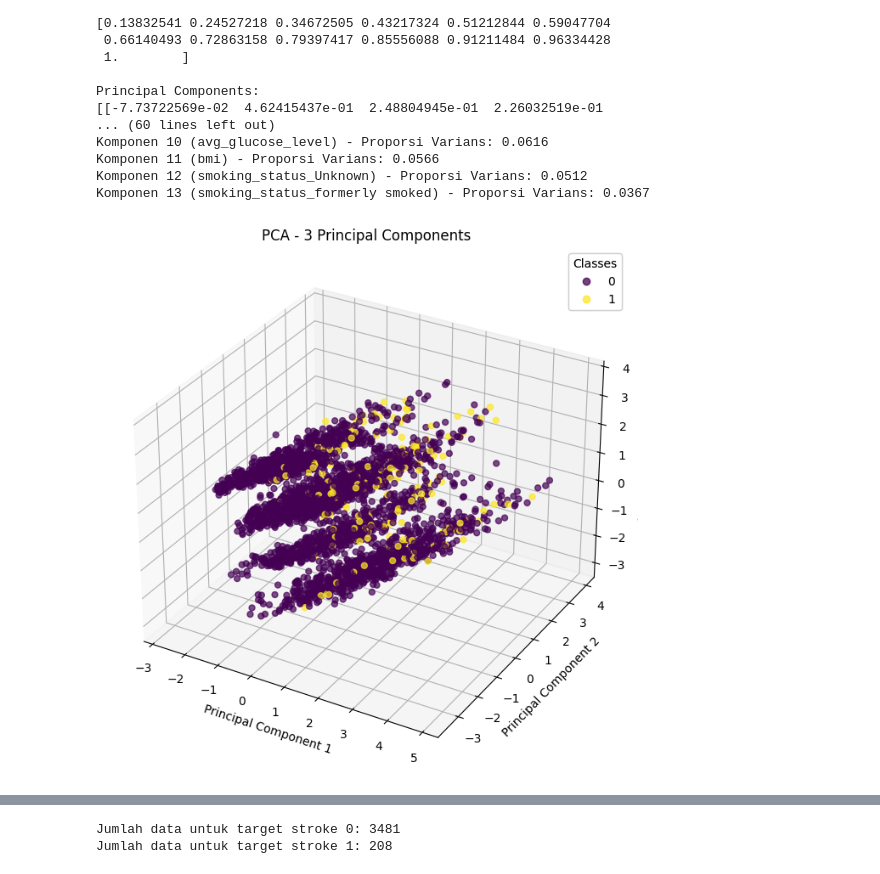
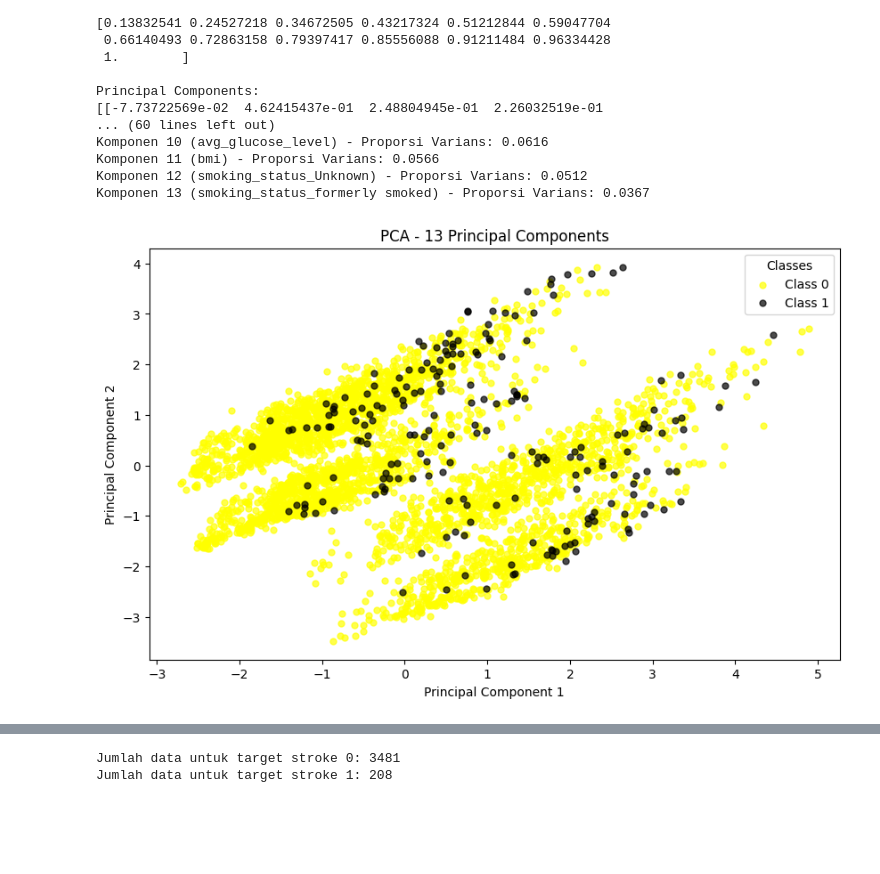
Before and after one commit to avillarafi45/TugasAkhirStrokePrediction, a Jupyter notebook: TugasAkhir.ipynb, the cells around one changed output, grey strips where cells are left out. Saved outputs shown, nothing was run; the diff lists cells and outputs as text; code cells hidden in the pictures; blank space fills up the shorter version.

```diff
--- a/TugasAkhir.ipynb
+++ b/TugasAkhir.ipynb
@@ -805,36 +801,39 @@ Komponen 11 (bmi) - Proporsi Varians: 0.0566
 Komponen 12 (smoking_status_Unknown) - Proporsi Varians: 0.0512
 Komponen 13 (smoking_status_formerly smoked) - Proporsi Varians: 0.0367
 # %%
-from mpl_toolkits.mplot3d import Axes3D
-
 # Buat DataFrame hasil PCA
 df_pca_result = pd.DataFrame(data=X_pca, columns=[f"PC{i+1}" for i in range(13)])
 df_pca_result['stroke'] = y  # Tambahkan kolom target ke hasil PCA
 
 # Simpan hasil PCA ke file CSV
 df_pca_result.to_csv('data_setelah_pca.csv', index=False)
 
 # Copy file CSV ke direktori tujuan (misalnya, 'D:/Tugas Akhir/Stroke/')
 shutil.copy('data_setelah_pca.csv', 'D:/Tugas Akhir/Stroke/data_setelah_pca.csv')
 
-# Plot hasil PCA 3D
-fig = plt.figure(figsize=(12, 8))
-ax = fig.add_subplot(111, projection='3d')
+# Plot hasil PCA
+plt.figure(figsize=(10, 6))
 
-scatter = ax.scatter(df_pca_result['PC1'], df_pca_result['PC2'], df_pca_result['PC3'], c=df_pca_result['stroke'], cmap='viridis', marker='o', s=25, alpha=0.7)
+# Pisahkan kelas 0 dan kelas 1
+class_0 = df_pca_result[df_pca_result['stroke'] == 0]
+class_1 = df_pca_result[df_pca_result['stroke'] == 1]
+
+# Plot kelas 0 dengan warna kuning
+plt.scatter(class_0['PC1'], class_0['PC2'], c='yellow', marker='o', s=25, alpha=0.7, label='Class 0')
+
+# Plot kelas 1 dengan warna hitam
+plt.scatter(class_1['PC1'], class_1['PC2'], c='black', marker='o', s=25, alpha=0.7, label='Class 1')
 
 # Tambahkan legenda untuk kelas
-legend1 = ax.legend(*scatter.legend_elements(), title="Classes")
-ax.add_artist(legend1)
+plt.legend(title="Classes")
 
 # Tambahkan label dan judul
-ax.set_xlabel('Principal Component 1')
-ax.set_ylabel('Principal Component 2')
-ax.set_zlabel('Principal Component 3')
-plt.title('PCA - 3 Principal Components')
+plt.title('PCA - 13 Principal Components')
+plt.xlabel('Principal Component 1')
+plt.ylabel('Principal Component 2')
 plt.show()
 # %% [output]
-[figure, old version]
+[figure, new version]
 # %%
 df_pca_result
 # %% [output]
```
Also changed, not shown: parts of 15 cells of this notebook, 5 other files.
